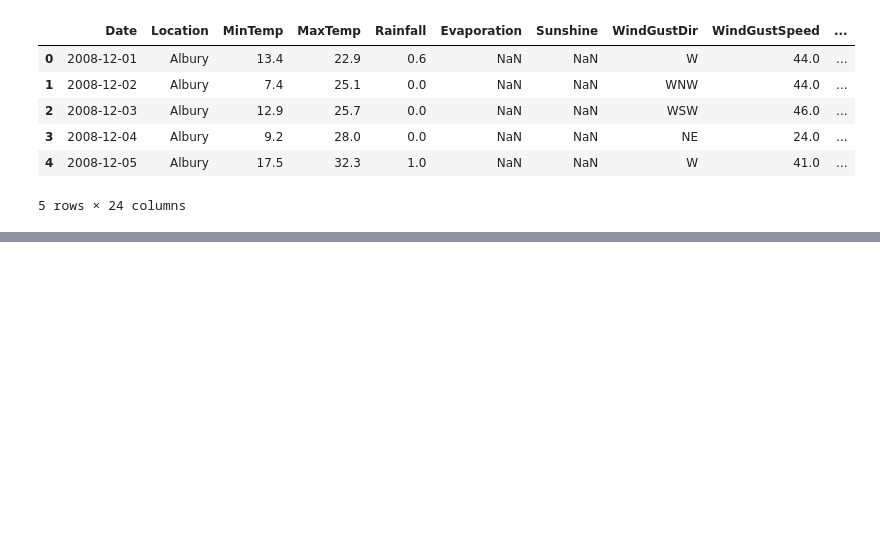
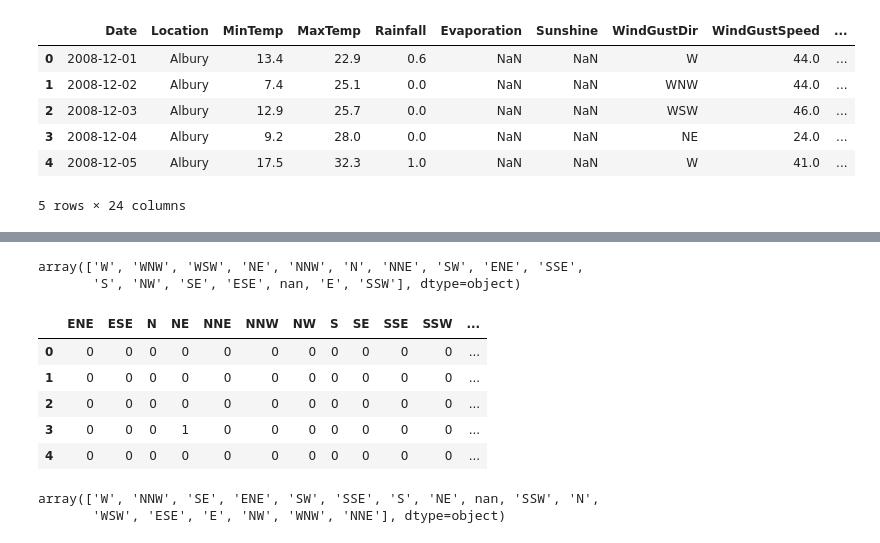
Before and after one commit to Erik-gitmannen1337-M/Rain, a Jupyter notebook: Rain.ipynb, the cells around one changed output, grey strips where cells are left out. Saved outputs shown, nothing was run; the diff lists cells and outputs as text; code cells hidden in the pictures; blank space fills up the shorter version.

```diff
--- a/Rain.ipynb
+++ b/Rain.ipynb
@@ -247,0 +200,23 @@ df_bin.head()
+# %%
+# Kollar efter unika datapunkter
+train.WindGustDir.unique()
+# %% [output]
+array(['W', 'WNW', 'WSW', 'NE', 'NNW', 'N', 'NNE', 'SW', 'ENE', 'SSE',
+       'S', 'NW', 'SE', 'ESE', nan, 'E', 'SSW'], dtype=object)
+# %%
+# One Hot Encoding på WindGustDir precis som med Location, men lägger till dummy_na som kolumn (NaN)
+# då dessa behöver feature enginering längre fram
+pd.get_dummies(train.WindGustDir, drop_first=True, dummy_na=True).head()
+# %% [output]
+|  | ENE | ESE | N | NE | NNE | NNW | NW | S | SE | SSE | SSW | ... |
+| 0 | 0 | 0 | 0 | 0 | 0 | 0 | 0 | 0 | 0 | 0 | 0 | ... |
+| 1 | 0 | 0 | 0 | 0 | 0 | 0 | 0 | 0 | 0 | 0 | 0 | ... |
+| 2 | 0 | 0 | 0 | 0 | 0 | 0 | 0 | 0 | 0 | 0 | 0 | ... |
+| 3 | 0 | 0 | 0 | 1 | 0 | 0 | 0 | 0 | 0 | 0 | 0 | ... |
+| 4 | 0 | 0 | 0 | 0 | 0 | 0 | 0 | 0 | 0 | 0 | 0 | ... |
+# %%
+# Kollar efter unika datapunkter
+train.WindDir9am.unique()
+# %% [output]
+array(['W', 'NNW', 'SE', 'ENE', 'SW', 'SSE', 'S', 'NE', nan, 'SSW', 'N',
+       'WSW', 'ESE', 'E', 'NW', 'WNW', 'NNE'], dtype=object)
```
Also changed, not shown: parts of 83 cells of this notebook.
